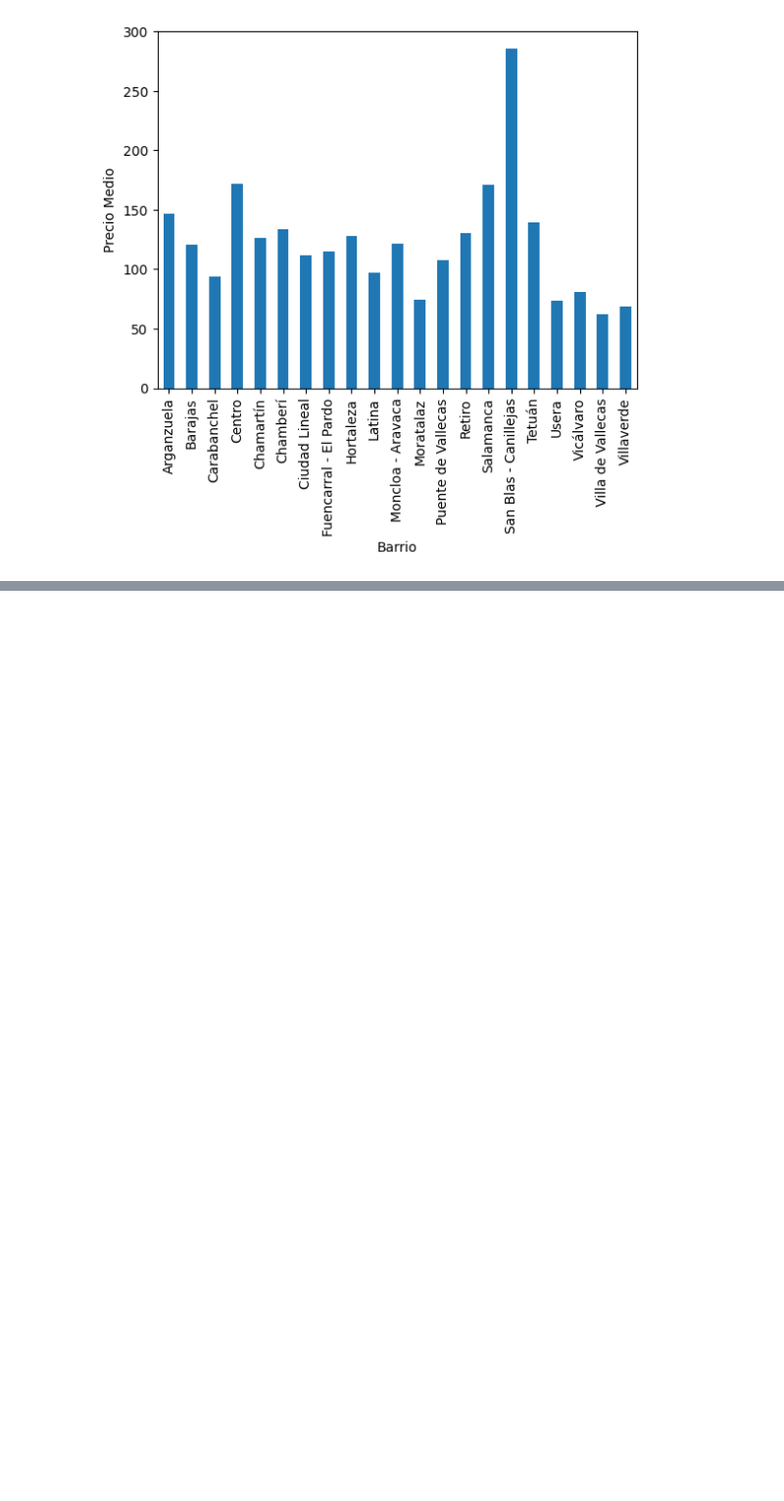
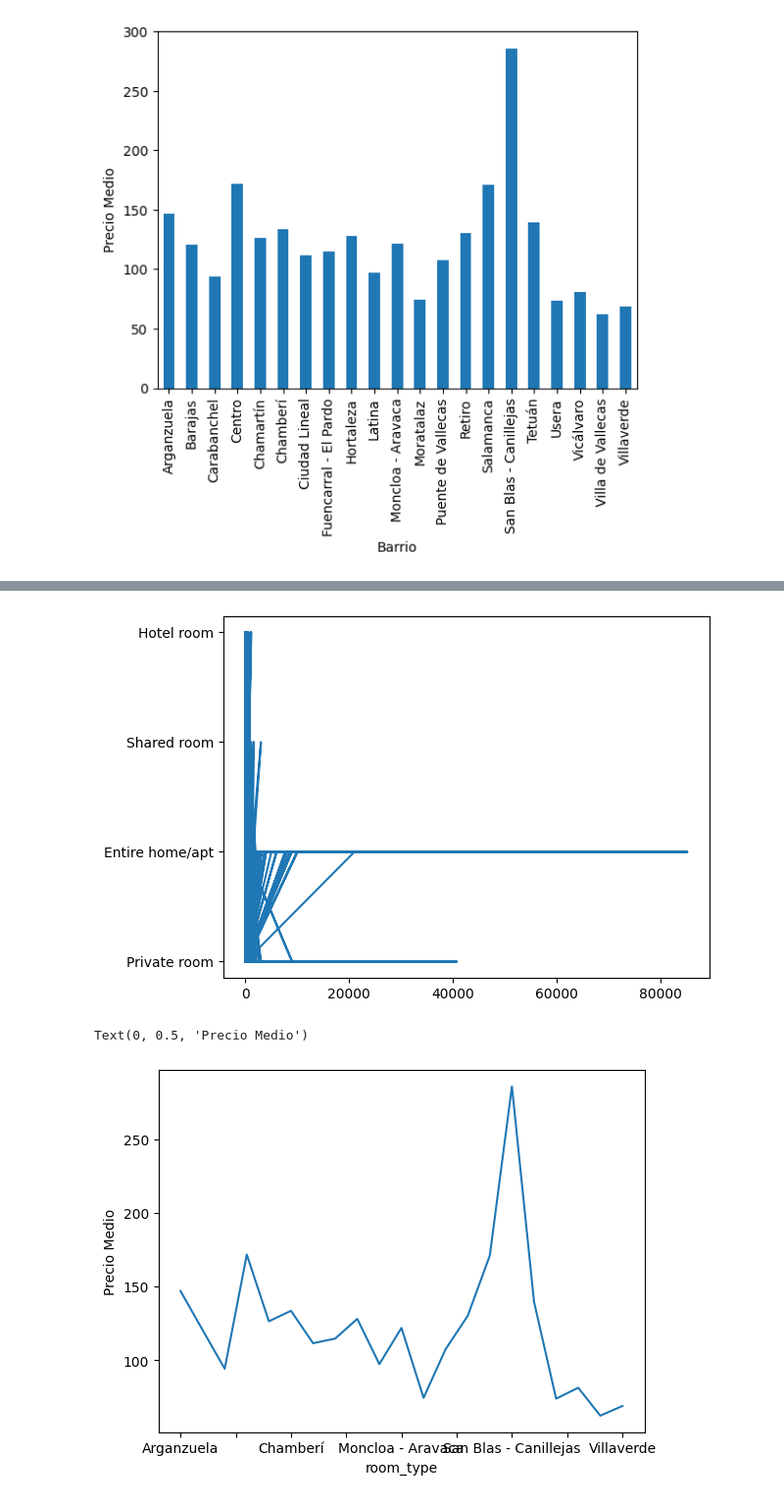
Before and after one commit to Monalaihoi/Training, a Jupyter notebook: airbnb_data2023.ipynb, the cells around one changed output, grey strips where cells are left out. Shown at 98% size. Saved outputs shown, nothing was run; the diff lists cells and outputs as text; code cells hidden in the pictures; blank space fills up the shorter version.

```diff
--- a/airbnb_data2023.ipynb
+++ b/airbnb_data2023.ipynb
@@ -212,0 +229,12 @@ plt.show()
+# %%
+plt.plot(df_airbnb['price'], df_airbnb['room_type'])
+plt.show()
+
+precio_medio_por_barrio.plot()
+
+plt.xlabel('room_type')
+plt.ylabel('Precio Medio')
+# %% [output]
+[figure, added]
+Text(0, 0.5, 'Precio Medio')
+[figure, added]
```
Also changed, not shown: parts of 16 cells of this notebook.
